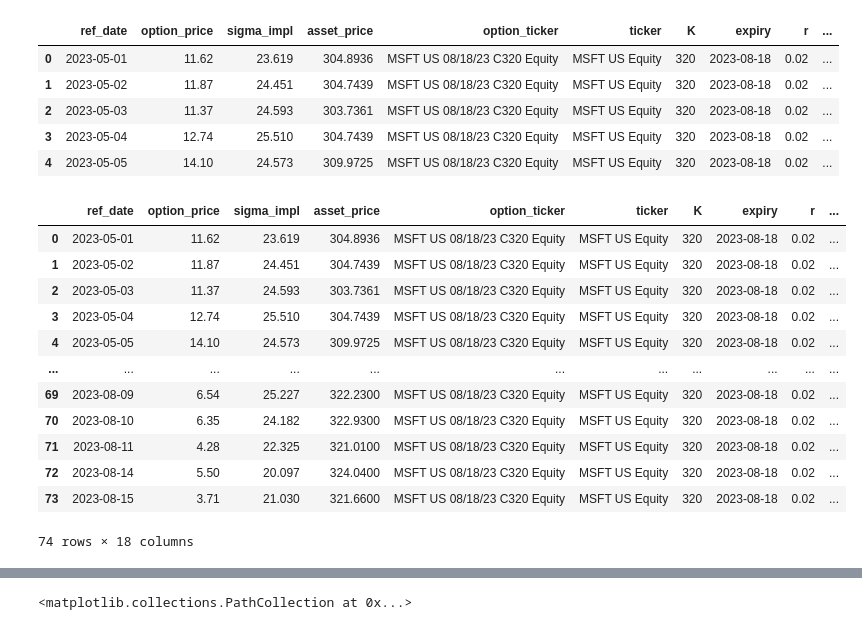
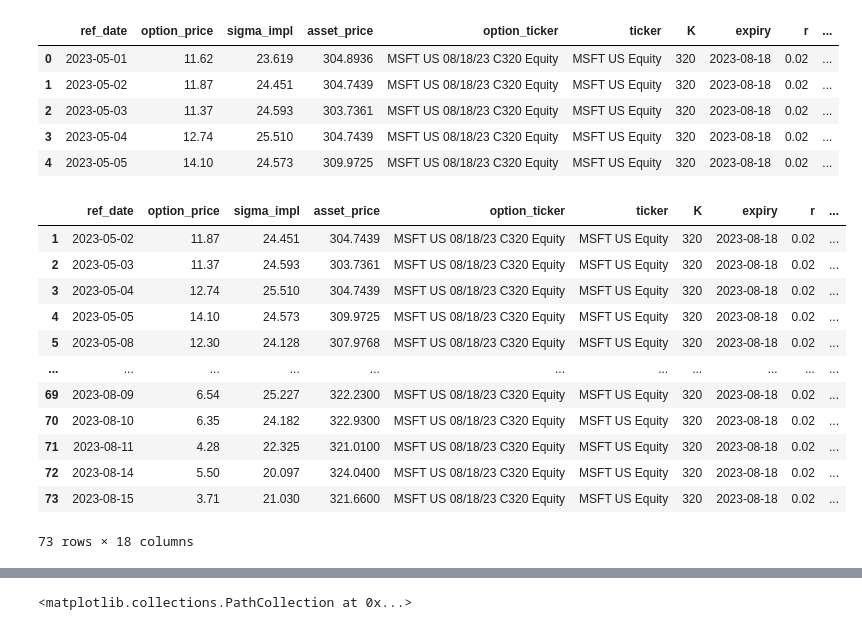
Before and after one commit to fbristotti/cqf, a Jupyter notebook: final/final.ipynb, the cells around one changed output, grey strips where cells are left out. Saved outputs shown, nothing was run; the diff lists cells and outputs as text; code cells hidden in the pictures.

```diff
--- a/final/final.ipynb
+++ b/final/final.ipynb
@@ -630,24 +623,25 @@ df_opt.head()
 # %%
 df_opt['call_option'] = df_opt.apply(lambda row: get_call(row.asset_price, row.sigma_impl/100.0, 0, row.r, row.K, row.t), axis=1)
 df_opt['D_call_option'] = df_opt.call_option - df_opt.call_option.shift(1)
 df_opt['D_sigma_impl'] = df_opt.sigma_impl - df_opt.sigma_impl.shift(1)
 df_opt['sqrt_t'] = np.sqrt(df_opt.t)
 df_opt['D_S'] = df_opt.asset_price - df_opt.asset_price.shift(1)
 df_opt['delta_bs'] = df_opt.apply(lambda row: get_delta(row.asset_price, row.sigma_impl/100.0, 0, row.r, row.K, row.t), axis=1)
 df_opt['vega_bs'] = df_opt.apply(lambda row: get_vega(row.asset_price, row.sigma_impl/100.0, 0, row.r, row.K, row.t), axis=1)
 df_opt['y_serie'] = df_opt.apply(lambda row: (row.sqrt_t * row.asset_price*(row.D_call_option - row.delta_bs*row.D_S))/(row.vega_bs*row.D_S), axis=1)
+df_opt = df_opt.dropna().copy()
 df_opt
 # %% [output]
 |  | ref_date | option_price | sigma_impl | asset_price | option_ticker | ticker | K | expiry | r | ... |
-| 0 | 2023-05-01 | 11.62 | 23.619 | 304.8936 | MSFT US 08/18/23 C320 Equity | MSFT US Equity | 320 | 2023-08-18 | 0.02 | ... |
 | 1 | 2023-05-02 | 11.87 | 24.451 | 304.7439 | MSFT US 08/18/23 C320 Equity | MSFT US Equity | 320 | 2023-08-18 | 0.02 | ... |
 | 2 | 2023-05-03 | 11.37 | 24.593 | 303.7361 | MSFT US 08/18/23 C320 Equity | MSFT US Equity | 320 | 2023-08-18 | 0.02 | ... |
 | 3 | 2023-05-04 | 12.74 | 25.510 | 304.7439 | MSFT US 08/18/23 C320 Equity | MSFT US Equity | 320 | 2023-08-18 | 0.02 | ... |
 | 4 | 2023-05-05 | 14.10 | 24.573 | 309.9725 | MSFT US 08/18/23 C320 Equity | MSFT US Equity | 320 | 2023-08-18 | 0.02 | ... |
+| 5 | 2023-05-08 | 12.30 | 24.128 | 307.9768 | MSFT US 08/18/23 C320 Equity | MSFT US Equity | 320 | 2023-08-18 | 0.02 | ... |
 | ... | ... | ... | ... | ... | ... | ... | ... | ... | ... | ... |
 | 69 | 2023-08-09 | 6.54 | 25.227 | 322.2300 | MSFT US 08/18/23 C320 Equity | MSFT US Equity | 320 | 2023-08-18 | 0.02 | ... |
 | 70 | 2023-08-10 | 6.35 | 24.182 | 322.9300 | MSFT US 08/18/23 C320 Equity | MSFT US Equity | 320 | 2023-08-18 | 0.02 | ... |
 | 71 | 2023-08-11 | 4.28 | 22.325 | 321.0100 | MSFT US 08/18/23 C320 Equity | MSFT US Equity | 320 | 2023-08-18 | 0.02 | ... |
 | 72 | 2023-08-14 | 5.50 | 20.097 | 324.0400 | MSFT US 08/18/23 C320 Equity | MSFT US Equity | 320 | 2023-08-18 | 0.02 | ... |
 | 73 | 2023-08-15 | 3.71 | 21.030 | 321.6600 | MSFT US 08/18/23 C320 Equity | MSFT US Equity | 320 | 2023-08-18 | 0.02 | ... |
-74 rows × 18 columns
+73 rows × 18 columns
```
Also changed, not shown: parts of 2 cells of this notebook, 1 other file.
